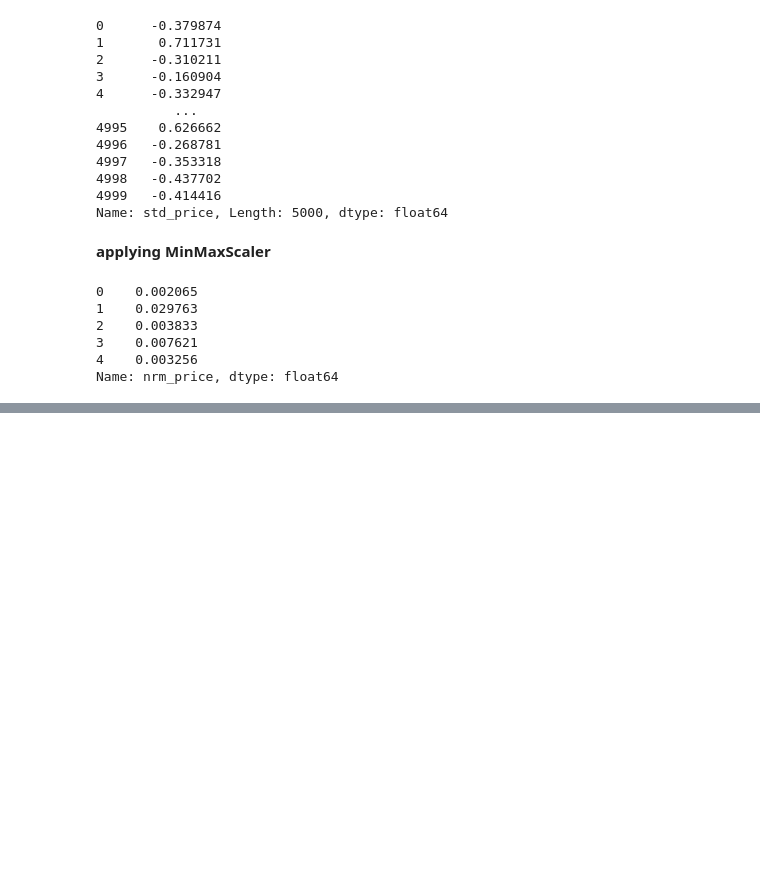
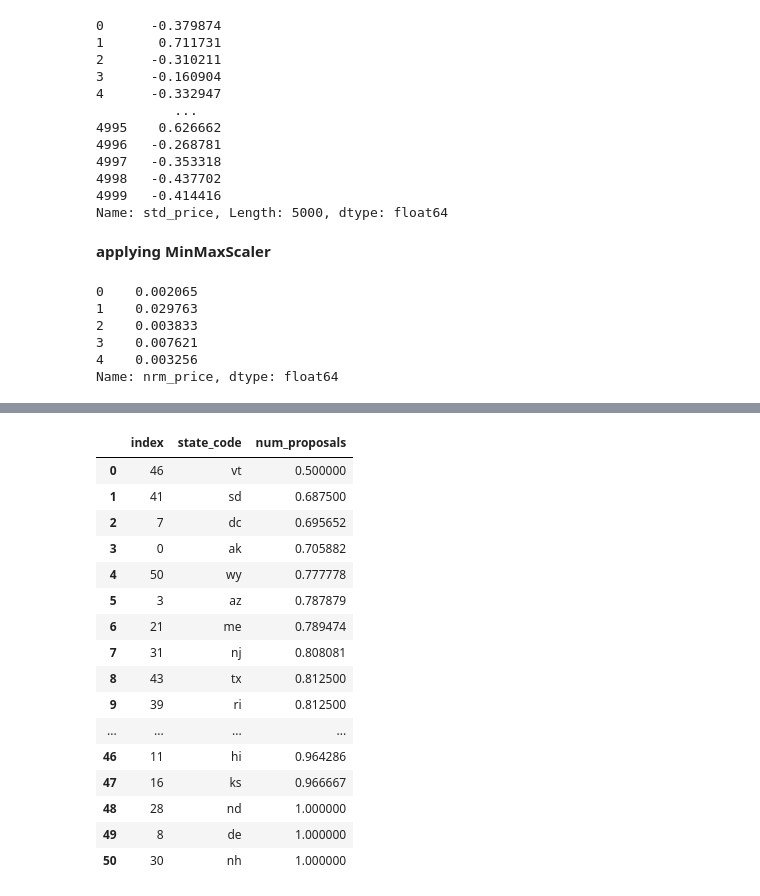
Before and after one commit to srinivas2234/DonorsChooseDataset, a Jupyter notebook: DonorsChoose_Srinivas.ipynb, the cells around one changed output, grey strips where cells are left out. Cells and saved outputs as stored; diff of their text form; code cells hidden in the pictures; blank space fills up the shorter version.

```diff
--- a/DonorsChoose_Srinivas.ipynb
+++ b/DonorsChoose_Srinivas.ipynb
@@ -566,0 +650,21 @@ array([[ 0,  1,  2,  3,  4,  5,  6,  7,  8,  9, 10, 11, 12, 13, 14, 15,
+# %%
+temp['num_proposals'].median()
+temp.sort_values(by='num_proposals',ascending=True).reset_index()
+# %% [output]
+|  | index | state_code | num_proposals |
+| 0 | 46 | vt | 0.500000 |
+| 1 | 41 | sd | 0.687500 |
+| 2 | 7 | dc | 0.695652 |
+| 3 | 0 | ak | 0.705882 |
+| 4 | 50 | wy | 0.777778 |
+| 5 | 3 | az | 0.787879 |
+| 6 | 21 | me | 0.789474 |
+| 7 | 31 | nj | 0.808081 |
+| 8 | 43 | tx | 0.812500 |
+| 9 | 39 | ri | 0.812500 |
+| ... | ... | ... | ... |
+| 46 | 11 | hi | 0.964286 |
+| 47 | 16 | ks | 0.966667 |
+| 48 | 28 | nd | 1.000000 |
+| 49 | 8 | de | 1.000000 |
+| 50 | 30 | nh | 1.000000 |
```
Also changed, not shown: parts of 13 cells of this notebook.
